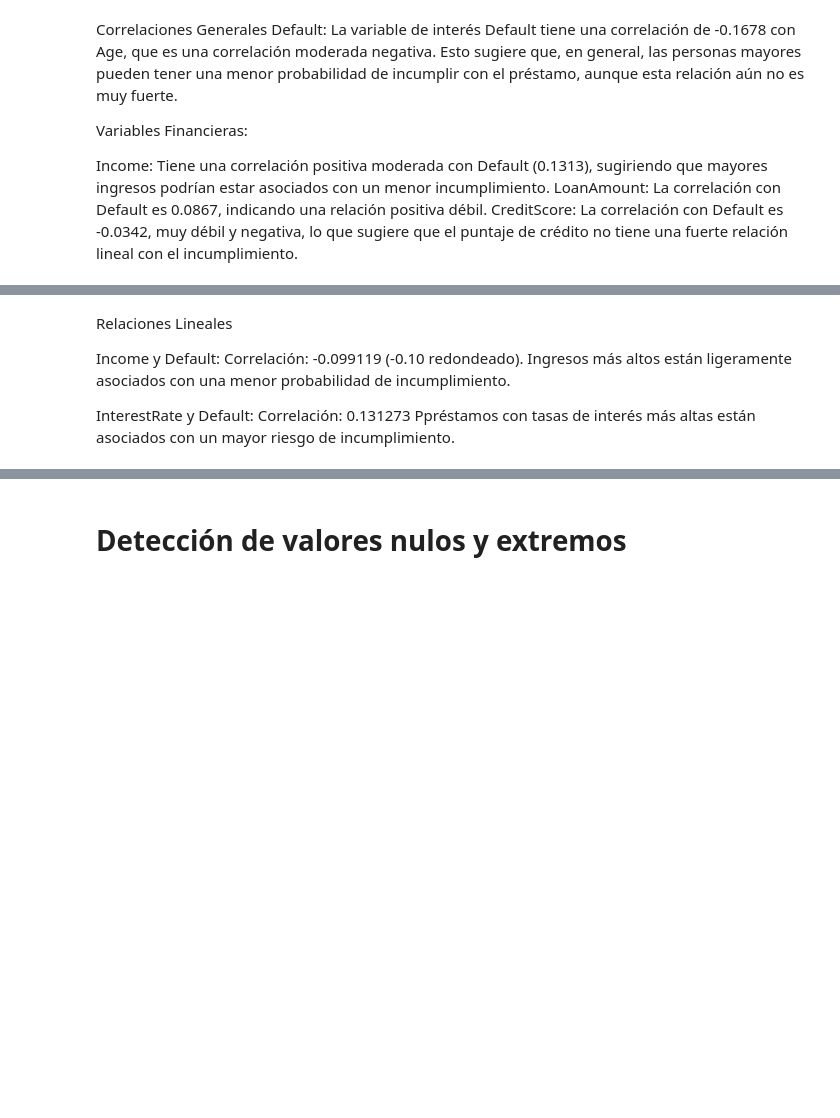
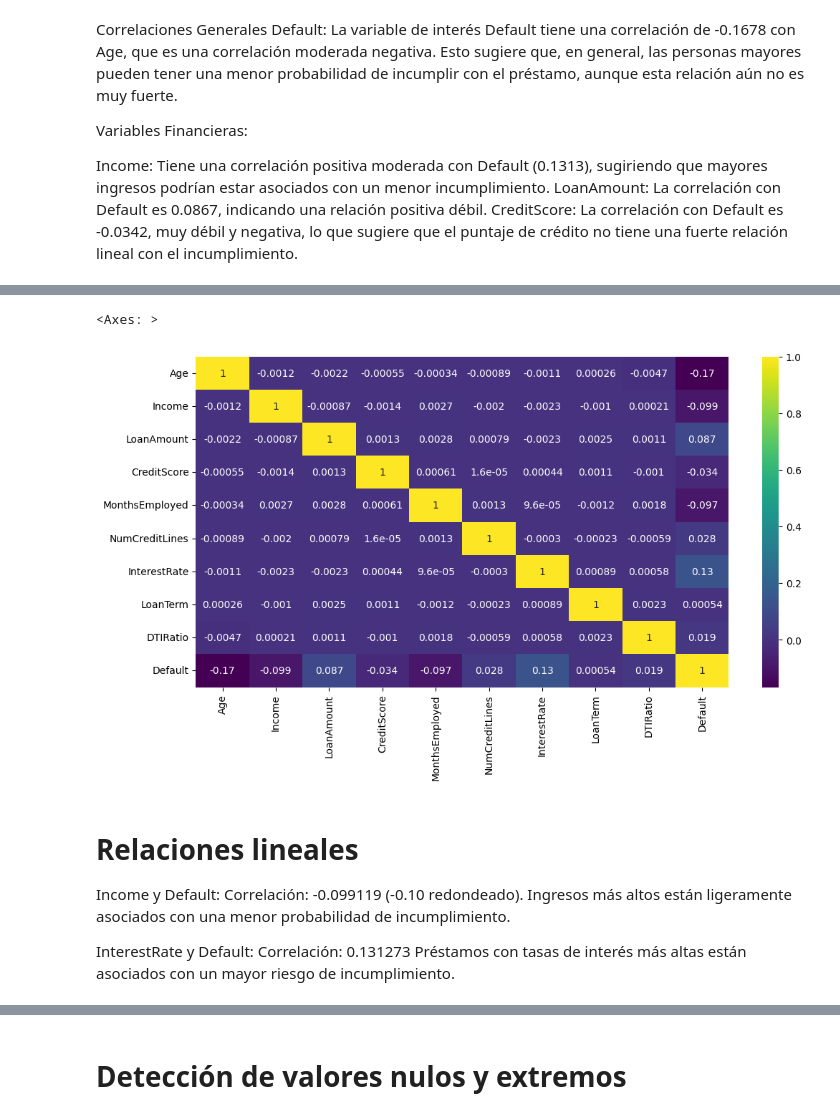
Before and after one commit to juancarignano/tp1_ML, a Jupyter notebook: tp1_ML.ipynb, the cells around one changed output, grey strips where cells are left out. Cells and saved outputs as stored; diff of their text form; code cells hidden in the pictures; blank space fills up the shorter version.

```diff
--- a/tp1_ML.ipynb
+++ b/tp1_ML.ipynb
@@ -929,5 +1092,11 @@ plt.show()
+# %%
+plt.figure(figsize = (12,6))
+sns.heatmap(df_num.corr(), annot = True, cmap = 'viridis')
+# %% [output]
+<Axes: >
+[figure, added]
 # %% [markdown]
-Relaciones Lineales
+# Relaciones lineales
 
 Income y Default:
 Correlación: -0.099119 (-0.10 redondeado).
@@ -935,5 +1104,5 @@ Ingresos más altos están ligeramente asociados con una menor probabilidad de i
 
 InterestRate y Default:
 Correlación: 0.131273
-Ppréstamos con tasas de interés más altas están asociados con un mayor riesgo de incumplimiento.
+Préstamos con tasas de interés más altas están asociados con un mayor riesgo de incumplimiento.
 # %% [markdown]
```
Also changed, not shown: parts of 34 cells of this notebook.
